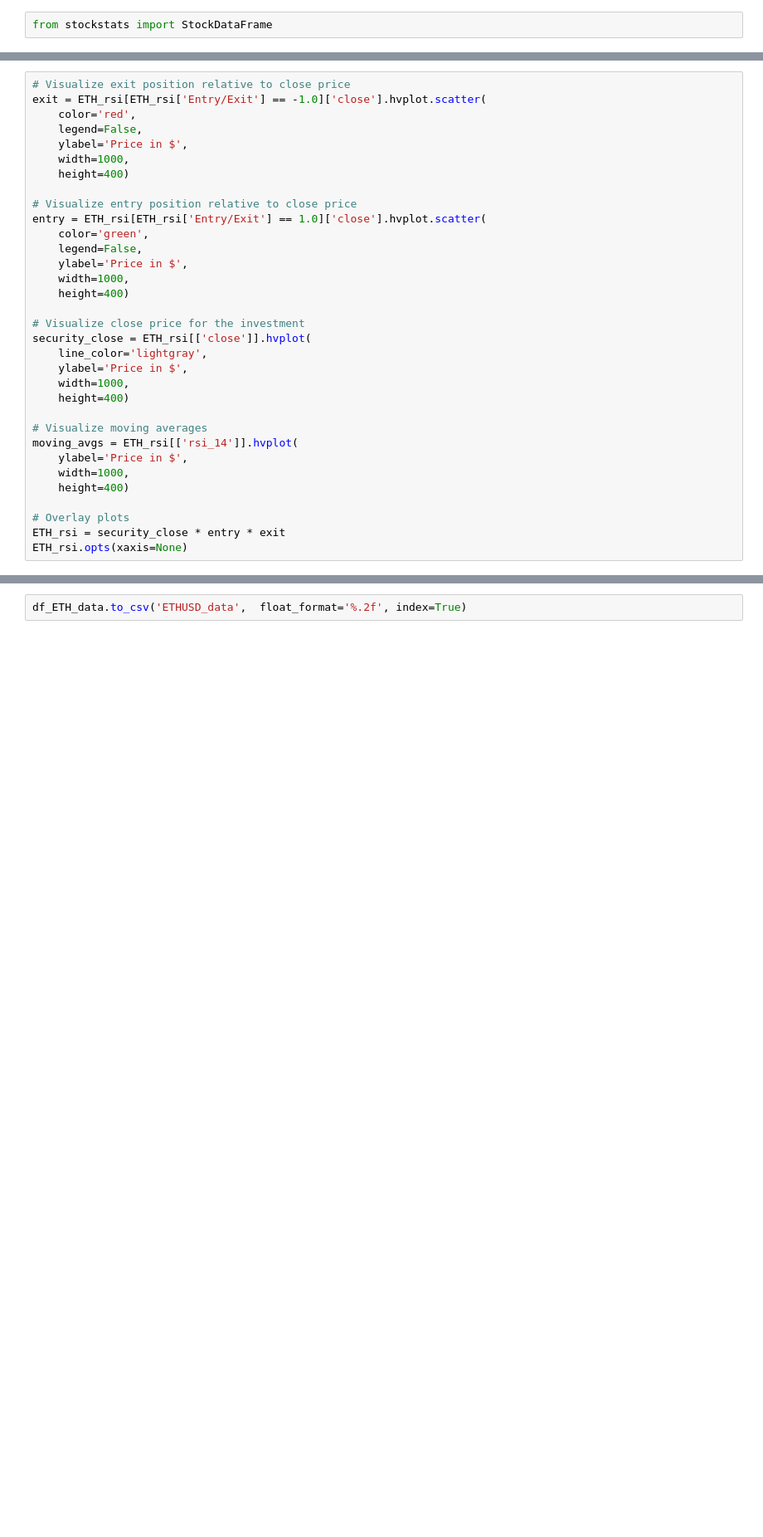
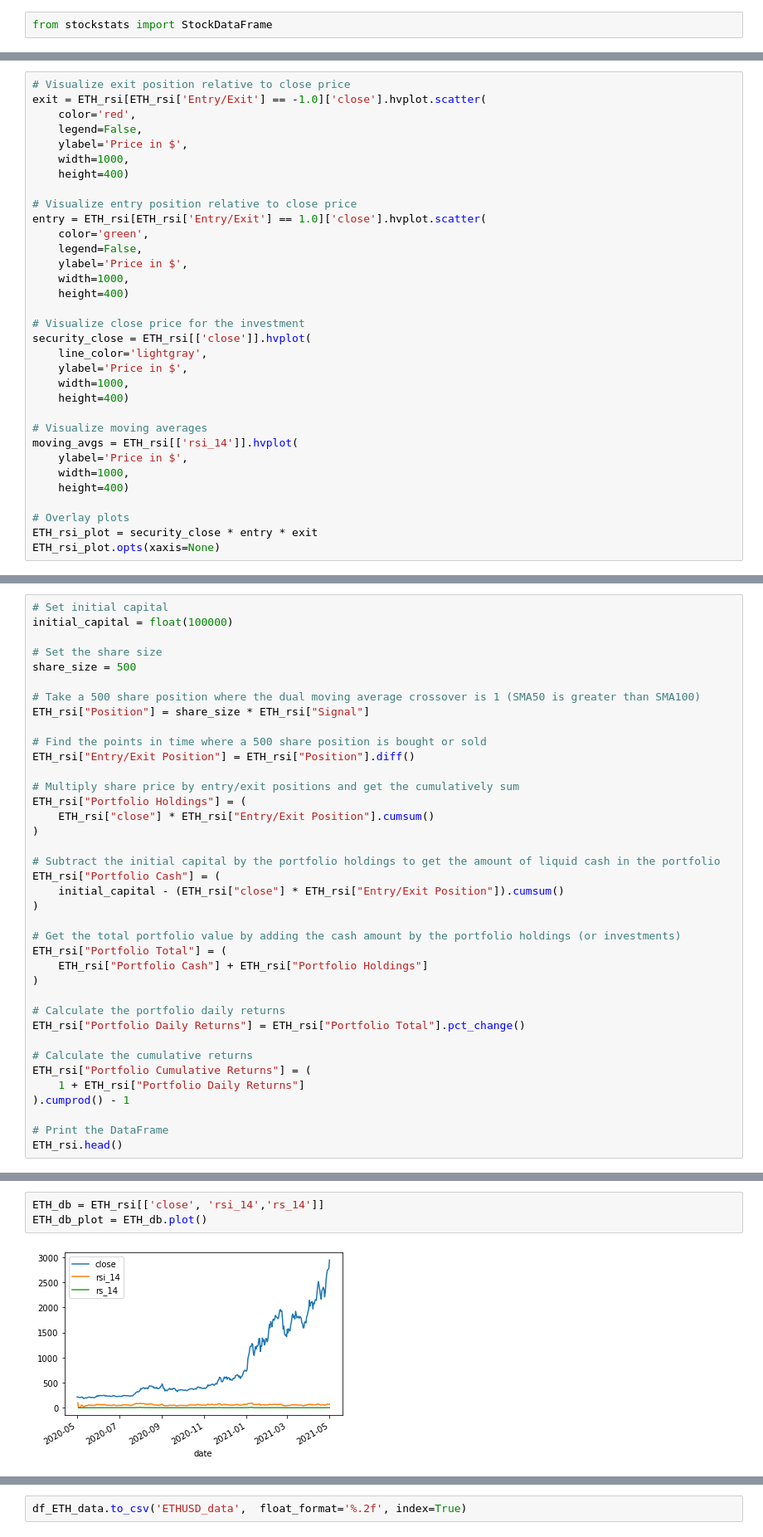
Before and after one commit to willhua531/Group3-Project2, a Jupyter notebook: project 2 starter.ipynb, the cells around one changed output, grey strips where cells are left out. Shown at 83% size. Drawn from its saved outputs; the diff is of its cells as text; blank space fills up the shorter version.

```diff
--- a/project 2 starter.ipynb
+++ b/project 2 starter.ipynb
@@ -211,7 +213,45 @@ moving_avgs = ETH_rsi[['rsi_14']].hvplot(
     height=400)
 
 # Overlay plots
-ETH_rsi = security_close * entry * exit
-ETH_rsi.opts(xaxis=None)
+ETH_rsi_plot = security_close * entry * exit
+ETH_rsi_plot.opts(xaxis=None)
 # %% [output]
 [interactive output not drawn]
+# %%
+# Set initial capital
+initial_capital = float(100000)
+
+# Set the share size
+share_size = 500
+
+# Take a 500 share position where the dual moving average crossover is 1 (SMA50 is greater than SMA100)
+ETH_rsi["Position"] = share_size * ETH_rsi["Signal"]
+
+# Find the points in time where a 500 share position is bought or sold
+ETH_rsi["Entry/Exit Position"] = ETH_rsi["Position"].diff()
+
+# Multiply share price by entry/exit positions and get the cumulatively sum
+ETH_rsi["Portfolio Holdings"] = (
+    ETH_rsi["close"] * ETH_rsi["Entry/Exit Position"].cumsum()
+)
+
+# Subtract the initial capital by the portfolio holdings to get the amount of liquid cash in the portfolio
+ETH_rsi["Portfolio Cash"] = (
+    initial_capital - (ETH_rsi["close"] * ETH_rsi["Entry/Exit Position"]).cumsum()
+)
+
+# Get the total portfolio value by adding the cash amount by the portfolio holdings (or investments)
+ETH_rsi["Portfolio Total"] = (
+    ETH_rsi["Portfolio Cash"] + ETH_rsi["Portfolio Holdings"]
+)
+
+# Calculate the portfolio daily returns
+ETH_rsi["Portfolio Daily Returns"] = ETH_rsi["Portfolio Total"].pct_change()
+
+# Calculate the cumulative returns
+ETH_rsi["Portfolio Cumulative Returns"] = (
+    1 + ETH_rsi["Portfolio Daily Returns"]
+).cumprod() - 1
+
+# Print the DataFrame
+ETH_rsi.head()
@@ -217,0 +415,5 @@ ETH_rsi.opts(xaxis=None)
+# %%
+ETH_db = ETH_rsi[['close', 'rsi_14','rs_14']]
+ETH_db_plot = ETH_db.plot()
+# %% [output]
+[figure, added]
```
Also changed, not shown: parts of 41 cells of this notebook.
